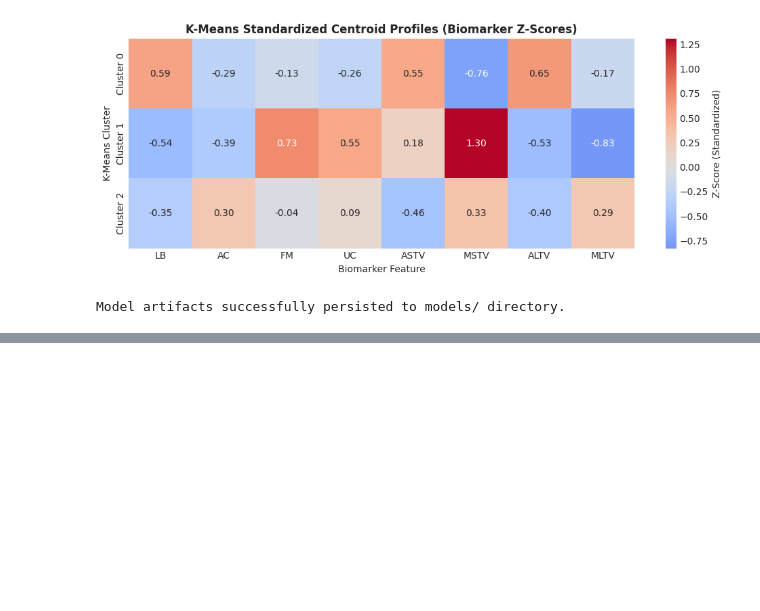
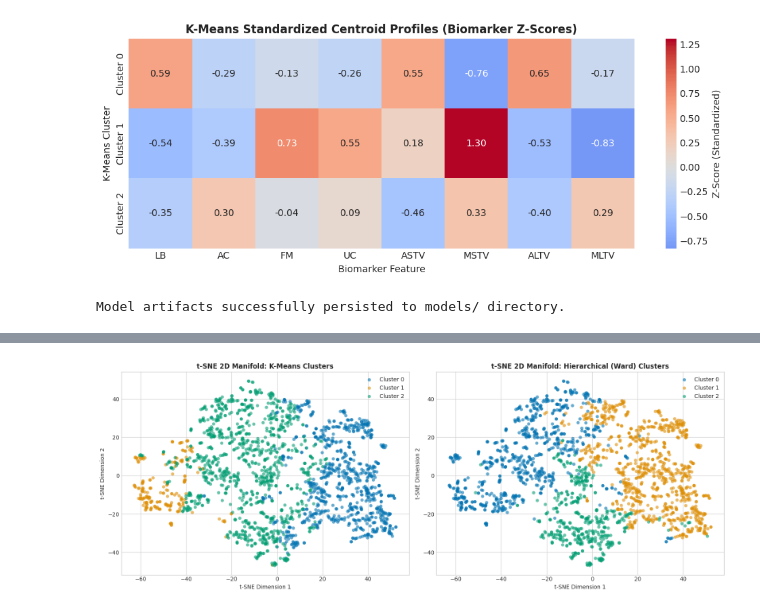
Before and after one commit to wander1112/Ember-Storm, a Jupyter notebook: notebooks/clustering.ipynb, the cells around one changed output, grey strips where cells are left out. Cells and saved outputs as stored; diff of their text form; code cells hidden in the pictures; blank space fills up the shorter version.

```diff
--- a/notebooks/clustering.ipynb
+++ b/notebooks/clustering.ipynb
@@ -415,0 +660,37 @@ Model artifacts successfully persisted to models/ directory.
+# %%
+# 7.2 t-SNE Non-Linear Manifold Visualisation
+tsne = TSNE(n_components=2, random_state=RANDOM_STATE, perplexity=35, max_iter=1000)
+X_tsne = tsne.fit_transform(X_scaled)
+
+fig, axes = plt.subplots(1, 2, figsize=(16, 6))
+
+for c_i in range(3):
+    axes[0].scatter(
+        X_tsne[kmeans_labels == c_i, 0],
+        X_tsne[kmeans_labels == c_i, 1],
+        color=cb_palette[c_i],
+        label=f'Cluster {c_i}',
+        alpha=0.6, edgecolors='none', s=35
+    )
+axes[0].set_title('t-SNE 2D Manifold: K-Means Clusters', fontsize=12, fontweight='bold')
+axes[0].set_xlabel('t-SNE Dimension 1')
+axes[0].set_ylabel('t-SNE Dimension 2')
+axes[0].legend(loc='upper right')
+
+for c_i in range(3):
+    axes[1].scatter(
+        X_tsne[agg_labels_ward == c_i, 0],
+        X_tsne[agg_labels_ward == c_i, 1],
+        color=cb_palette[c_i],
+        label=f'Cluster {c_i}',
+        alpha=0.6, edgecolors='none', s=35
+    )
+axes[1].set_title('t-SNE 2D Manifold: Hierarchical (Ward) Clusters', fontsize=12, fontweight='bold')
+axes[1].set_xlabel('t-SNE Dimension 1')
+axes[1].set_ylabel('t-SNE Dimension 2')
+axes[1].legend(loc='upper right')
+
+plt.tight_layout()
+plt.show()
+# %% [output]
+[figure, added]
```
Also changed, not shown: parts of 10 cells of this notebook.
